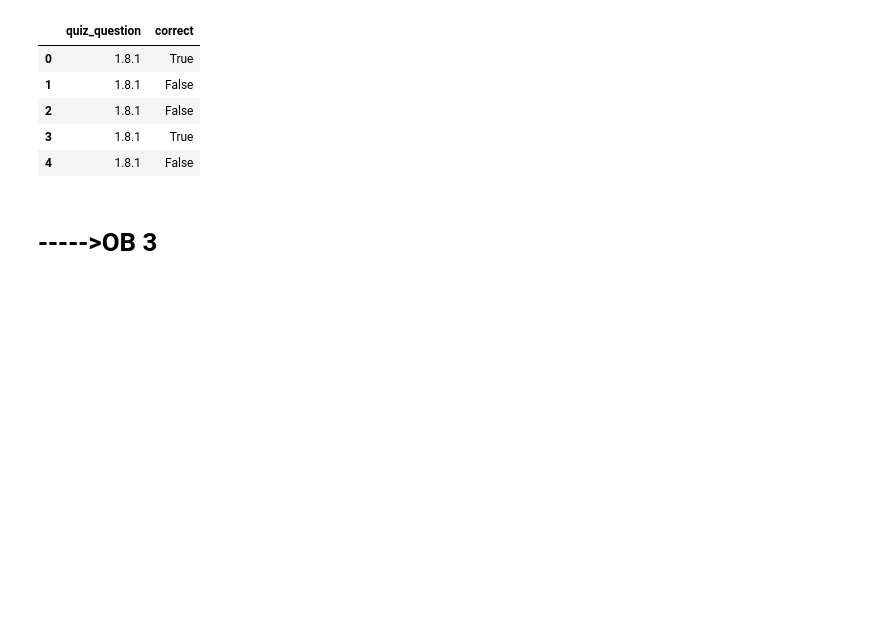
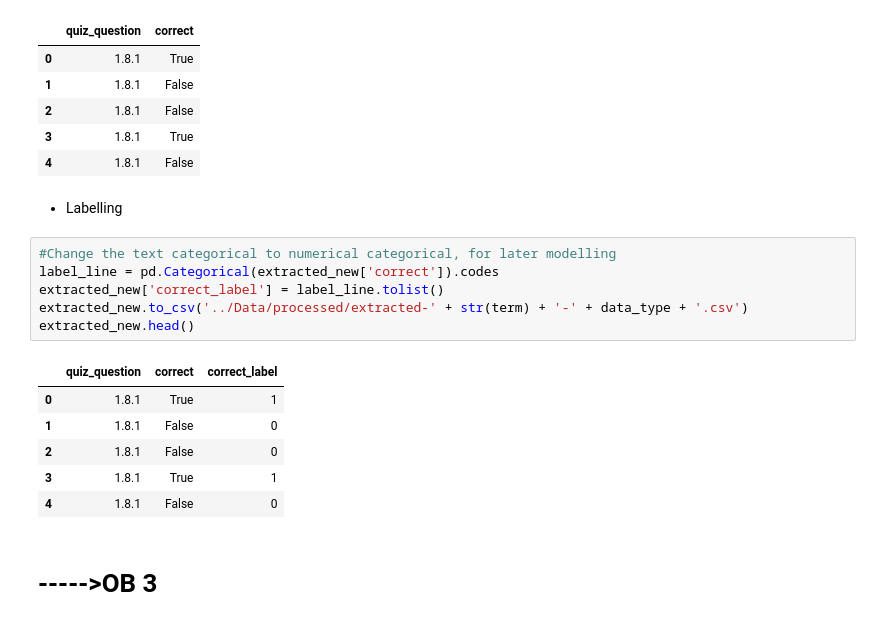
Before and after one commit to haoranD/CRISP-DM-PYTHON, a Jupyter notebook: notebooks/CRISP-DM.ipynb, the cells around one changed output. Drawn from its saved outputs; the diff is of its cells as text; blank space fills up the shorter version.

```diff
--- a/notebooks/CRISP-DM.ipynb
+++ b/notebooks/CRISP-DM.ipynb
@@ -439,6 +458,21 @@ extracted_new.head()
 | 2 | 1.8.1 | False |
 | 3 | 1.8.1 | True |
 | 4 | 1.8.1 | False |
+# %% [markdown]
+- Labelling
+# %%
+#Change the text categorical to numerical categorical, for later modelling
+label_line = pd.Categorical(extracted_new['correct']).codes
+extracted_new['correct_label'] = label_line.tolist()
+extracted_new.to_csv('../Data/processed/extracted-' + str(term) + '-' + data_type + '.csv')
+extracted_new.head()
+# %% [output]
+|  | quiz_question | correct | correct_label |
+| 0 | 1.8.1 | True | 1 |
+| 1 | 1.8.1 | False | 0 |
+| 2 | 1.8.1 | False | 0 |
+| 3 | 1.8.1 | True | 1 |
+| 4 | 1.8.1 | False | 0 |
 # %% [markdown]
 # ----->OB 3
 # %% [markdown]
```
Also changed, not shown: parts of 20 cells of this notebook, 4 other files.
